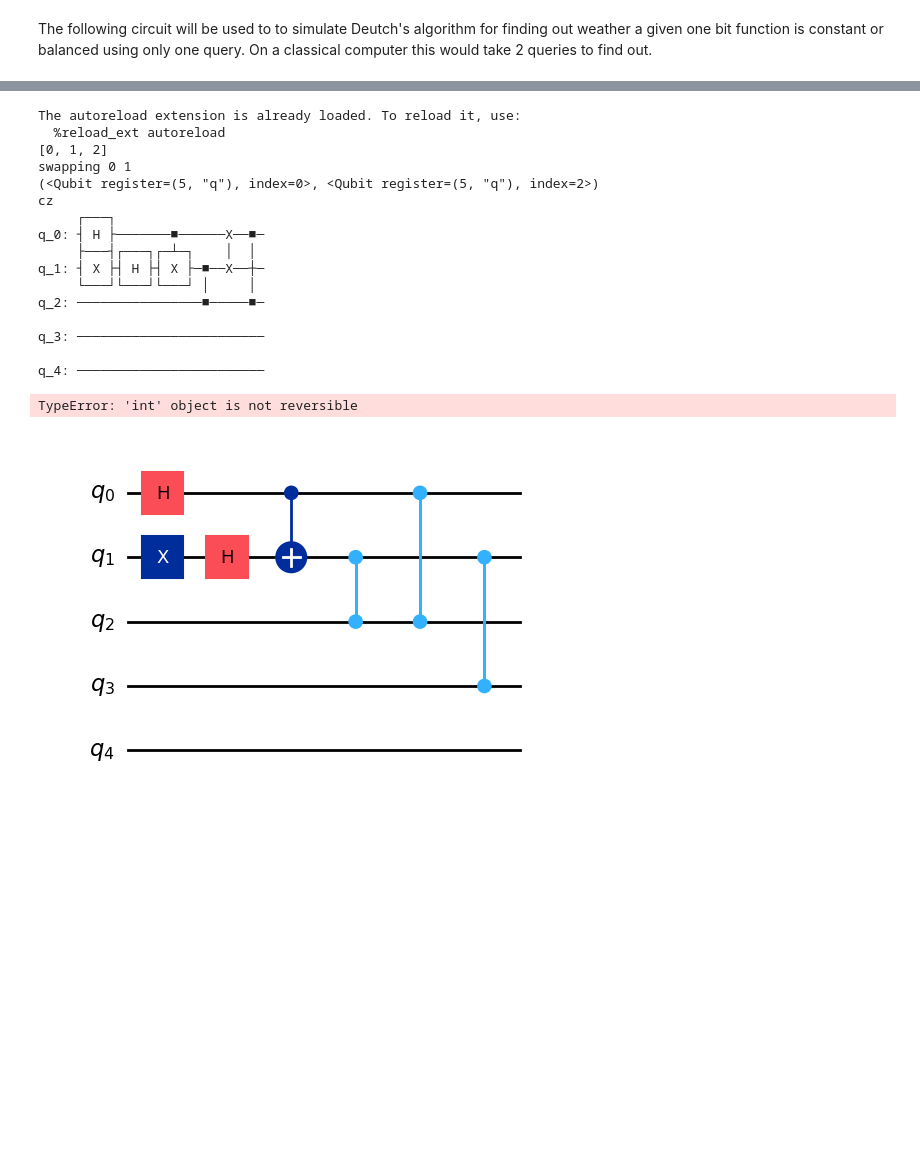
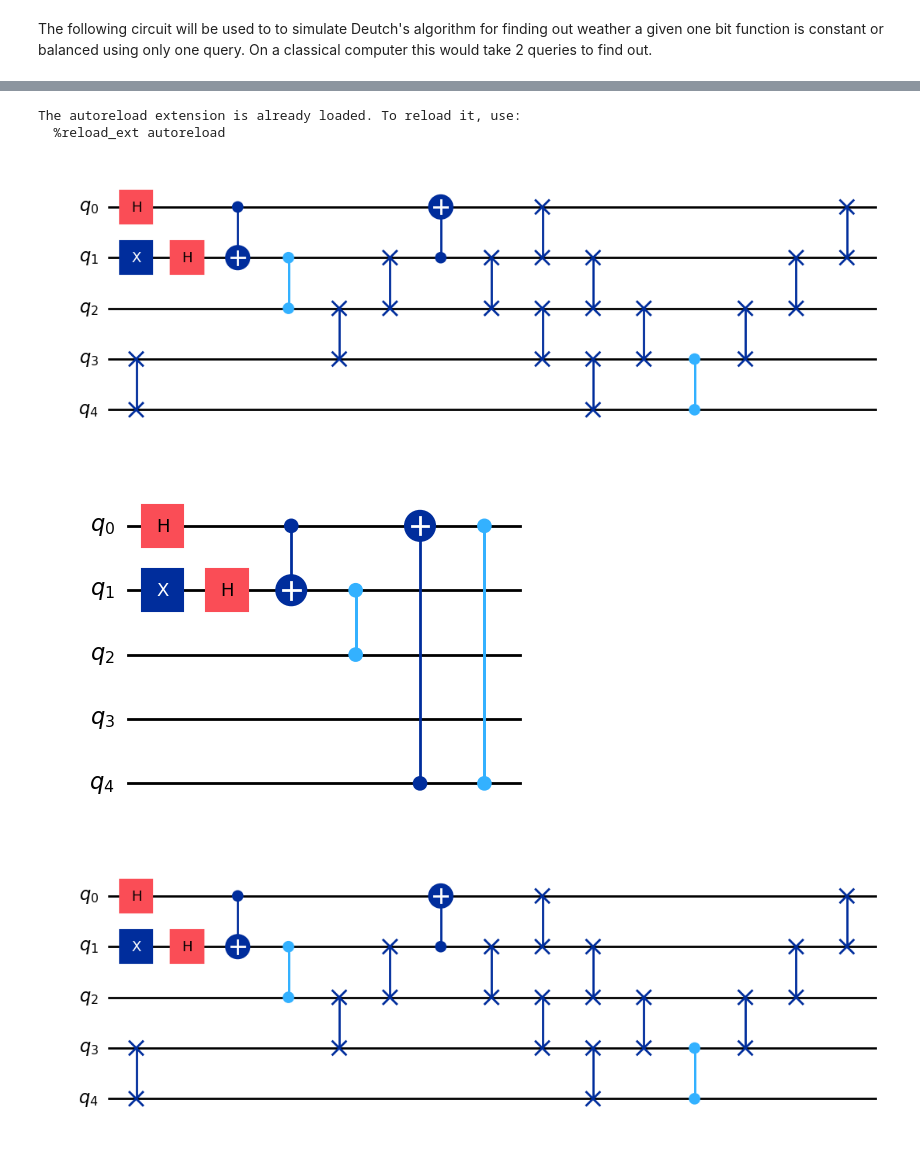
Before and after one commit to Sanj224/quantum-circuit-optimiser, a Jupyter notebook: notebooks/Documentation/simpleCircuits.ipynb, the cells around one changed output, grey strips where cells are left out. Cells and saved outputs as stored; diff of their text form; code cells hidden in the pictures; blank space fills up the shorter version.

```diff
--- a/notebooks/Documentation/simpleCircuits.ipynb
+++ b/notebooks/Documentation/simpleCircuits.ipynb
@@ -80,46 +77,34 @@ qc.draw("mpl")
 # %%
 %load_ext autoreload
 %autoreload 2
 %reload_ext autoreload
 
 #Get jupyter to display more then one diagrams
 from IPython.display import display
 # Make sure you're using the right magic
 %matplotlib inline
 # or %matplotlib widget
 
 qc1 = QuantumCircuit(5,0)
 qc1.h(0)
 qc1.x(1)
 qc1.h(1)
 qc1.cx(0,1)
 qc1.cz(1,2)
-qc1.cz(0,2)
-qc1.cz(3,1)
+qc1.cx(4,0)
+qc1.cz(0,4)
 
 qc1.draw("mpl")
 from quantum_optimiser import integration
 from quantum_optimiser.multimetric import metrics
 from quantum_optimiser.hardware_aware import hardware_map
 
 
-print(hardware_map.linkedHardware.make_compatible(qc1))
+qc2 = hardware_map.linkedHardware.make_compatible(qc1)
+qc2.draw("mpl")
 # %% [output]
 The autoreload extension is already loaded. To reload it, use:
   %reload_ext autoreload
-[0, 1, 2]
-swapping 0 1
-(<Qubit register=(5, "q"), index=0>, <Qubit register=(5, "q"), index=2>)
-cz
-     ┌───┐
-q_0: ┤ H ├───────■──────X──■─
-     ├───┤┌───┐┌─┴─┐    │  │
-q_1: ┤ X ├┤ H ├┤ X ├─■──X──┼─
-     └───┘└───┘└───┘ │     │
-q_2: ────────────────■─────■─
-
-q_3: ────────────────────────
-
-q_4: ────────────────────────
-TypeError: 'int' object is not reversible
-[figure, old version]
+[figure, new version]
+[figure, added]
+[figure, added]
```
Also changed, not shown: parts of 3 cells of this notebook, 1 other file.
